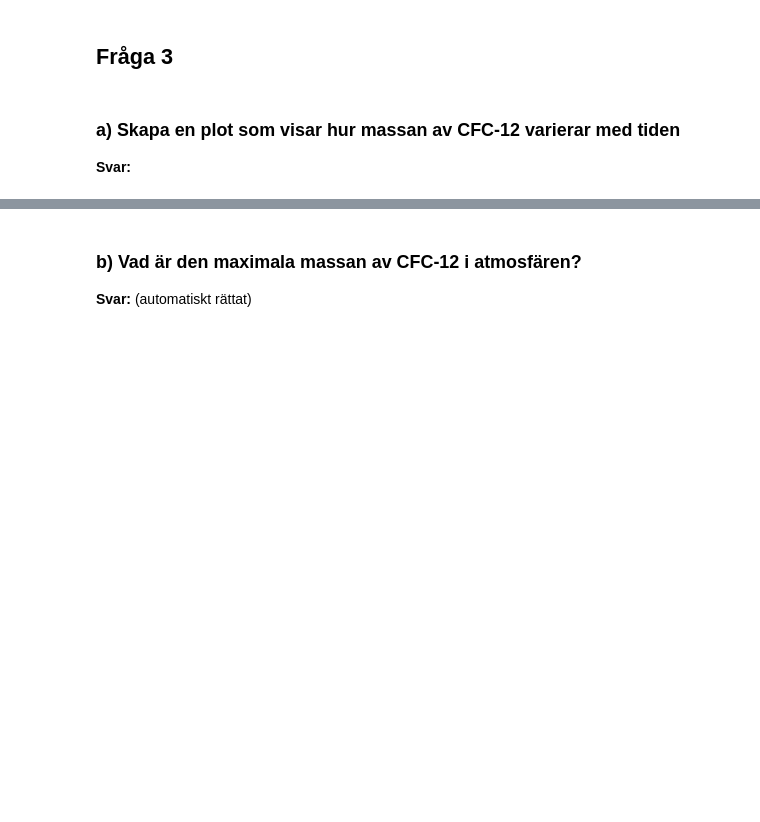
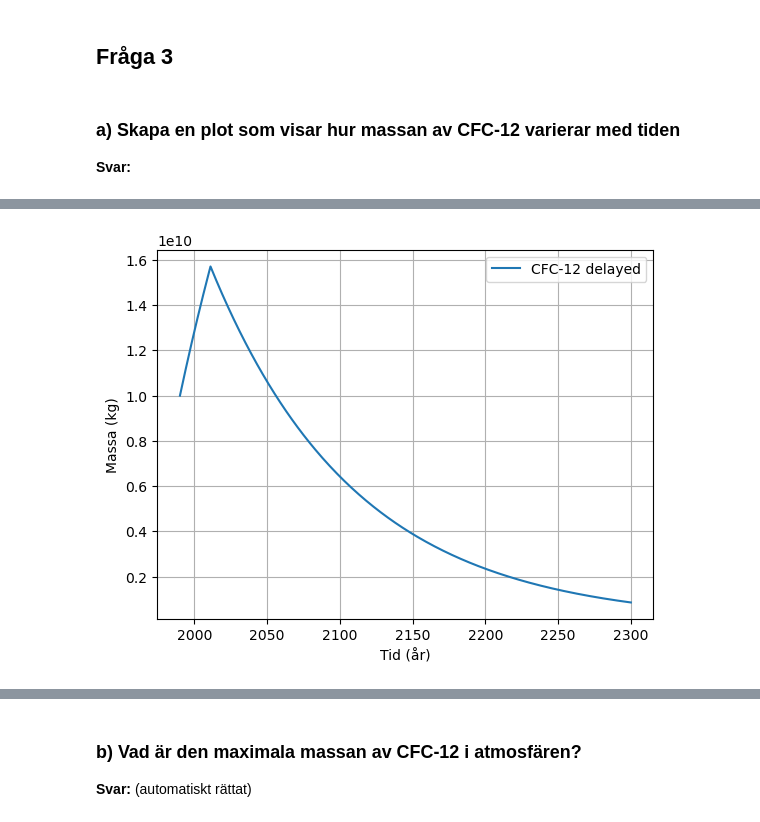
Before and after one commit to SEE-GEO/SEE060_Utfasning_freoner, a Jupyter notebook: losning_inlamning_3.ipynb, the cells around one changed output, grey strips where cells are left out. Drawn from its saved outputs; the diff is of its cells as text; code cells hidden in the pictures; blank space fills up the shorter version.

```diff
--- a/losning_inlamning_3.ipynb
+++ b/losning_inlamning_3.ipynb
@@ -124,0 +180,11 @@ ax.legend();
+# %%
+# Same graph in kg
+fig, ax = plt.subplots()
+ax.plot(t_delayed, m_delayed * 1e9, label="CFC-12 delayed")
+#ax.plot(t, m * 1e9, 'k--', label="CFC-12 reference")
+ax.set_ylabel("Massa (kg)")
+ax.set_xlabel("Tid (år)")
+ax.grid()
+ax.legend();
+# %% [output]
+[figure, added]
```
Also changed, not shown: parts of 9 cells of this notebook.
